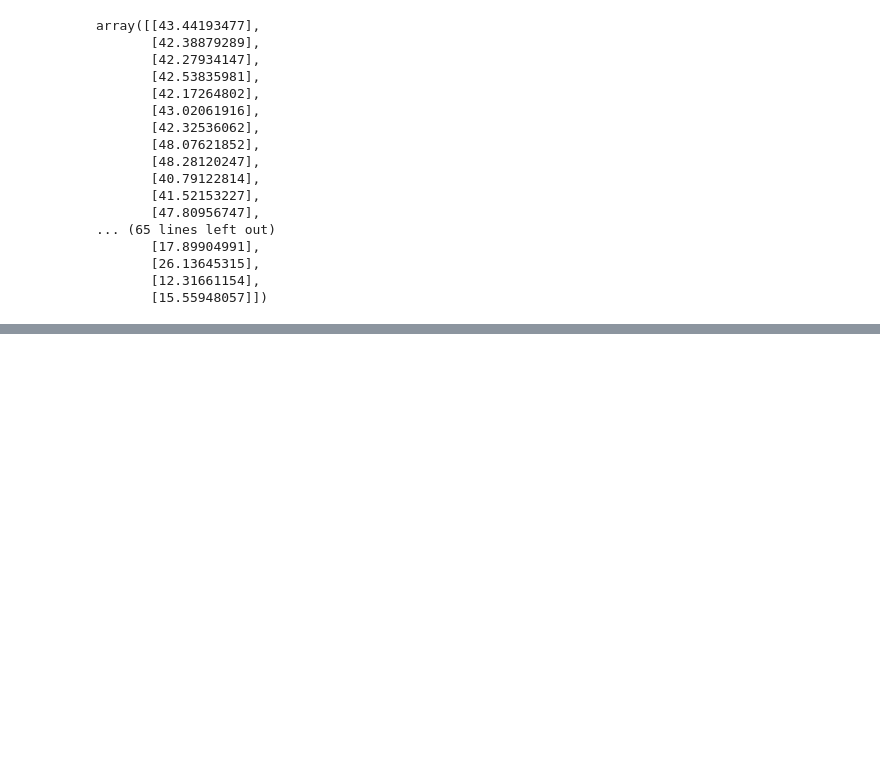
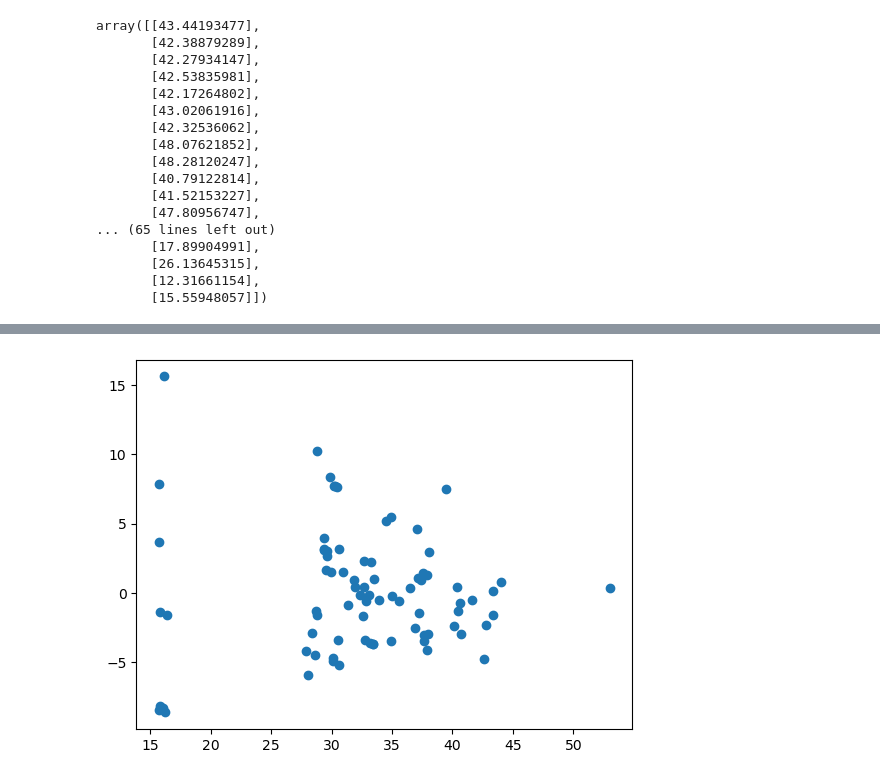
Before and after one commit to aryanra419/Python-class-notes, a Jupyter notebook: ML-MultiLinear.ipynb, the cells around one changed output, grey strips where cells are left out. Saved outputs shown, nothing was run; the diff lists cells and outputs as text; code cells hidden in the pictures; blank space fills up the shorter version.

```diff
--- a/ML-MultiLinear.ipynb
+++ b/ML-MultiLinear.ipynb
@@ -176,0 +238,5 @@ array([[43.44193477],
+# %%
+plt.scatter(x['WT'],error)
+plt.show()
+# %% [output]
+[figure, added]
```
Also changed, not shown: parts of 12 cells of this notebook.
